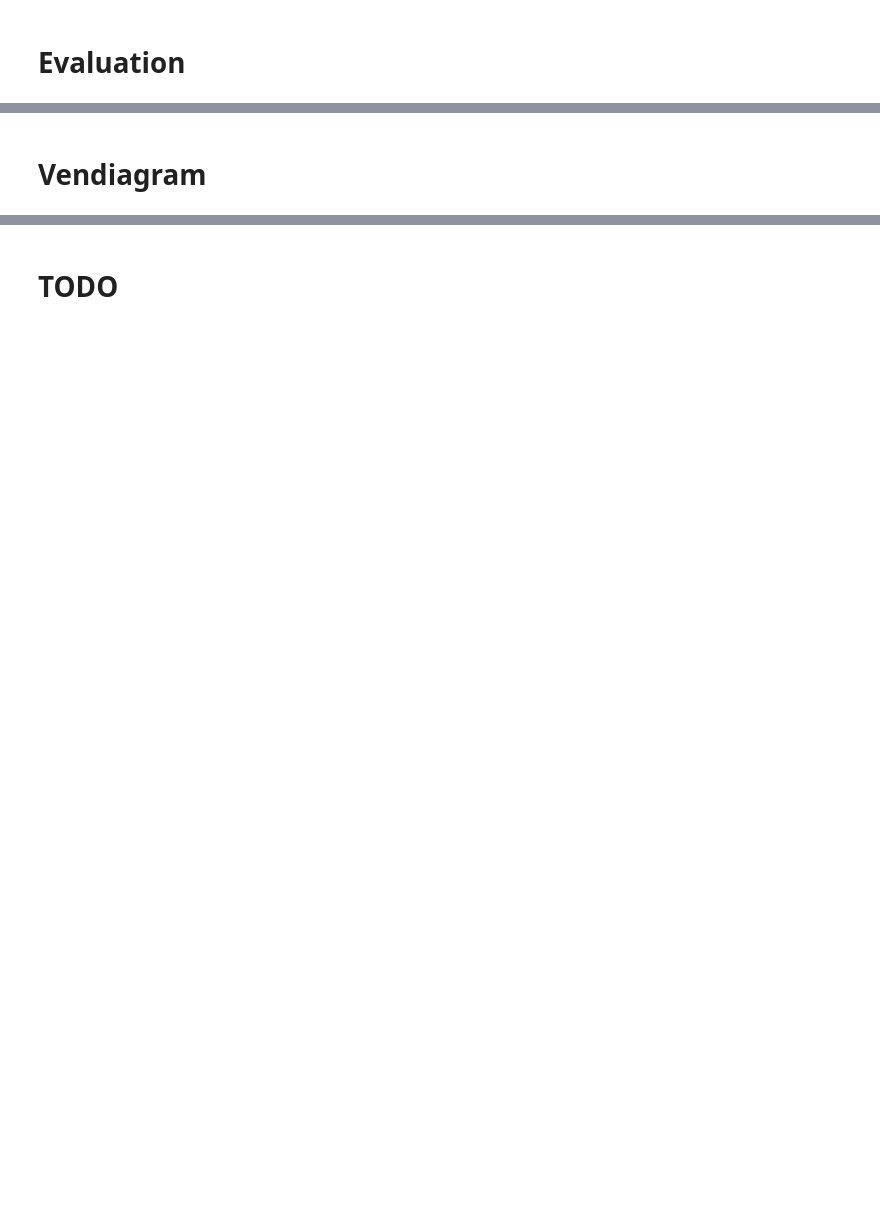
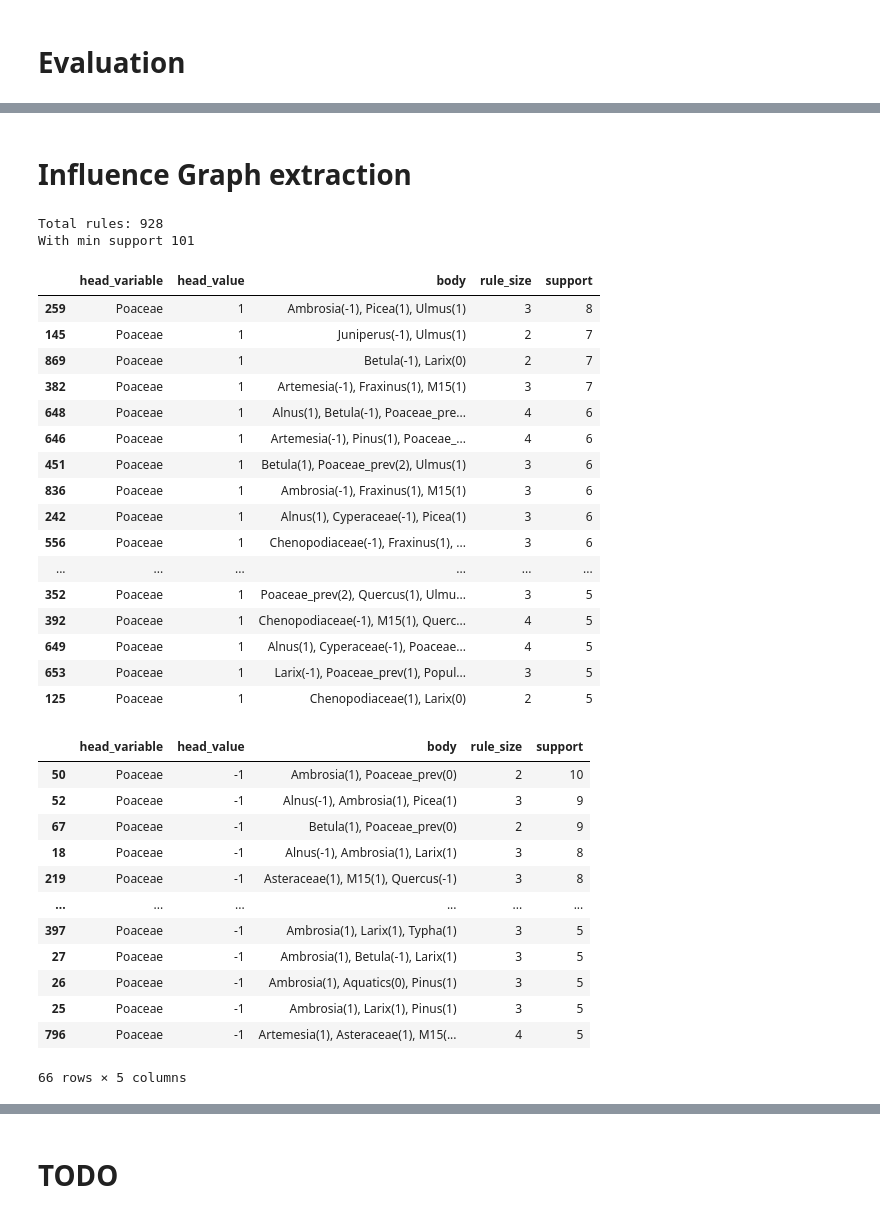
Before and after one commit to Tony-sama/boreal-forest, a Jupyter notebook: 3_lfit.ipynb, the cells around one changed output, grey strips where cells are left out. Saved outputs shown, nothing was run; the diff lists cells and outputs as text; code cells hidden in the pictures; blank space fills up the shorter version.

```diff
--- a/3_lfit.ipynb
+++ b/3_lfit.ipynb
@@ -425,2 +285,70 @@ See the caveats in the documentation: https://pandas.pydata.org/pandas-docs/stab
-# %% [markdown]
-# Vendiagram
+# %% [markdown]
+# Influence Graph extraction
+# %%
+total_rules = len(df_output)
+print("Total rules:", total_rules)
+df_tmp = df_output[df_output["support"] >= MIN_SUPPORT]
+print("With min support", len(df_tmp))
+
+df_up = df_tmp[df_tmp["head_value"] == "1"]
+df_down = df_tmp[df_tmp["head_value"] == "-1"]
+display(df_up)
+display(df_down)
+
+influences = {c:{-1:0,1:0} for c in df.columns}
+
+for (df_tmp, influence_type) in [(df_up, 1),(df_down, -1)]:
+    for idx, row in df_tmp.iterrows():
+        body = row["body"].split(",")
+        body = [i.strip().strip(")").split("(") for i in body]
+        #print(influence_type, body, row["support"])
+
+        for var, value in body:
+            if value == "1":
+                #print(var,"influence",influence_type*int(round(row["support"]/row["rule_size"])))
+                influences[var][influence_type] += int(round(row["support"]/row["rule_size"]))
+            if value == "-1":
+                #print(var,"influence",-influence_type*int(round(row["support"]/row["rule_size"])))
+                influences[var][-influence_type] += int(round(row["support"]/row["rule_size"]))
+
+data = []
+for var in influences:
+    data += [[var, influences[var][-1], influences[var][1]]]
+
+df_influences = pd.DataFrame(data, columns=["Feature","positive_influence","negative_influence"])
+df_influences["influence"] = df_influences["positive_influence"] - df_influences["negative_influence"]
+df_influences = df_influences.sort_values(by=["influence"],ascending=False)
+display(df_influences)
+# %% [output]
+Total rules: 928
+With min support 101
+|  | head_variable | head_value | body | rule_size | support |
+| 259 | Poaceae | 1 | Ambrosia(-1), Picea(1), Ulmus(1) | 3 | 8 |
+| 145 | Poaceae | 1 | Juniperus(-1), Ulmus(1) | 2 | 7 |
+| 869 | Poaceae | 1 | Betula(-1), Larix(0) | 2 | 7 |
+| 382 | Poaceae | 1 | Artemesia(-1), Fraxinus(1), M15(1) | 3 | 7 |
+| 648 | Poaceae | 1 | Alnus(1), Betula(-1), Poaceae_pre... | 4 | 6 |
+| 646 | Poaceae | 1 | Artemesia(-1), Pinus(1), Poaceae_... | 4 | 6 |
+| 451 | Poaceae | 1 | Betula(1), Poaceae_prev(2), Ulmus(1) | 3 | 6 |
+| 836 | Poaceae | 1 | Ambrosia(-1), Fraxinus(1), M15(1) | 3 | 6 |
+| 242 | Poaceae | 1 | Alnus(1), Cyperaceae(-1), Picea(1) | 3 | 6 |
+| 556 | Poaceae | 1 | Chenopodiaceae(-1), Fraxinus(1), ... | 3 | 6 |
+| ... | ... | ... | ... | ... | ... |
+| 352 | Poaceae | 1 | Poaceae_prev(2), Quercus(1), Ulmu... | 3 | 5 |
+| 392 | Poaceae | 1 | Chenopodiaceae(-1), M15(1), Querc... | 4 | 5 |
+| 649 | Poaceae | 1 | Alnus(1), Cyperaceae(-1), Poaceae... | 4 | 5 |
+| 653 | Poaceae | 1 | Larix(-1), Poaceae_prev(1), Popul... | 3 | 5 |
+| 125 | Poaceae | 1 | Chenopodiaceae(1), Larix(0) | 2 | 5 |
+|  | head_variable | head_value | body | rule_size | support |
+| 50 | Poaceae | -1 | Ambrosia(1), Poaceae_prev(0) | 2 | 10 |
+| 52 | Poaceae | -1 | Alnus(-1), Ambrosia(1), Picea(1) | 3 | 9 |
+| 67 | Poaceae | -1 | Betula(1), Poaceae_prev(0) | 2 | 9 |
+| 18 | Poaceae | -1 | Alnus(-1), Ambrosia(1), Larix(1) | 3 | 8 |
+| 219 | Poaceae | -1 | Asteraceae(1), M15(1), Quercus(-1) | 3 | 8 |
+| ... | ... | ... | ... | ... | ... |
+| 397 | Poaceae | -1 | Ambrosia(1), Larix(1), Typha(1) | 3 | 5 |
+| 27 | Poaceae | -1 | Ambrosia(1), Betula(-1), Larix(1) | 3 | 5 |
+| 26 | Poaceae | -1 | Ambrosia(1), Aquatics(0), Pinus(1) | 3 | 5 |
+| 25 | Poaceae | -1 | Ambrosia(1), Larix(1), Pinus(1) | 3 | 5 |
+| 796 | Poaceae | -1 | Artemesia(1), Asteraceae(1), M15(... | 4 | 5 |
+66 rows × 5 columns
```
Also changed, not shown: parts of 7 cells of this notebook, 3 other files.
